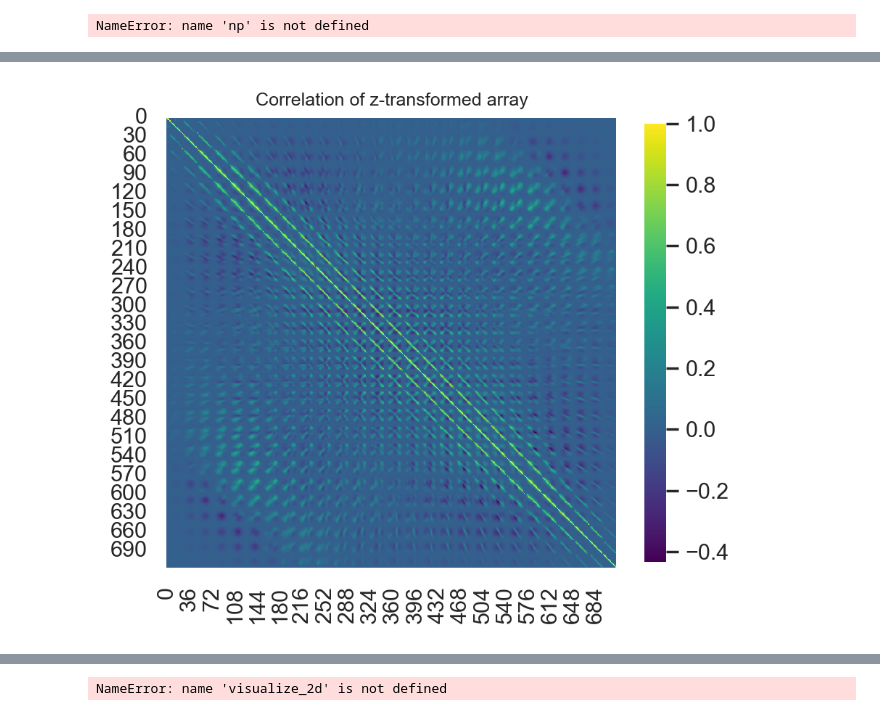
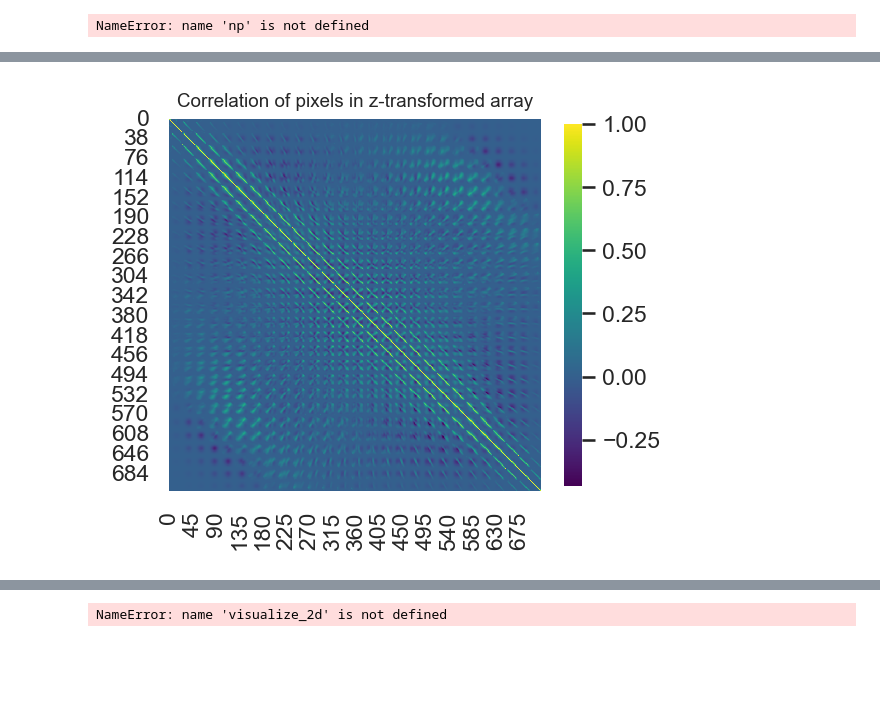
Before and after one commit to datascience-mobi-2022/2022-topic-01-team-02, a Jupyter notebook: Hellen.ipynb, the cells around one changed output, grey strips where cells are left out. Cells and saved outputs as stored; diff of their text form; code cells hidden in the pictures; blank space fills up the shorter version.

```diff
--- a/Hellen.ipynb
+++ b/Hellen.ipynb
@@ -319,17 +303,0 @@ PCA3_df = pd.concat([PCA3_df, pd.DataFrame(train_array[:, 0])], axis = 1)
-# %%
-from matplotlib.colors import ListedColormap
-
-plt.rcParams["figure.figsize"] = [7.50, 3.50]
-plt.rcParams["figure.autolayout"] = True
-
-x = np.random.rand(100)
-y = np.random.rand(100)
-z = np.random.rand(100)
-
-fig = plt.figure()
-ax = fig.gca(projection='3d')
-cmap = ListedColormap(sb.color_palette("husl", 256).as_hex())
-sc = ax.scatter(x, y, z, s=40, c=x, marker='o', cmap=cmap, alpha=1)
-plt.legend(*sc.legend_elements(), bbox_to_anchor=(1.05, 1), loc=2)
-
-plt.show()
@@ -412,7 +317,14 @@ cleaned_arr = dat.clean_train_arr()
 z_arr = pca.z_arr(cleaned_arr)
 reduced_arr = pca.arr_only(z_arr, pca.create_sorted_eigenvec(30))
 train_arr_cleaned = dat.clean_train_arr()
+# %%
+def correlation_heatmap(arr, name = 'array'):
+    cov_arr = np.cov(arr, rowvar = False)
+    cov_df = pd.DataFrame(cov_arr)
+    sb.set(rc={"figure.dpi":150, "figure.figsize":(4, 4)})
+    sb.heatmap(cov_df, cmap="viridis", annot=False, square=True, cbar_kws={"shrink": 0.8})
+    plt.title(f'Correlation of {name}', fontsize =9)
 # %%
-vis.correlation_heatmap(z_arr, 'z-transformed array')
+correlation_heatmap(z_arr, 'pixels in z-transformed array')
 # %% [output]
-[figure, old version]
+[figure, new version]
```
Also changed, not shown: parts of 12 cells of this notebook, 2 other files.
